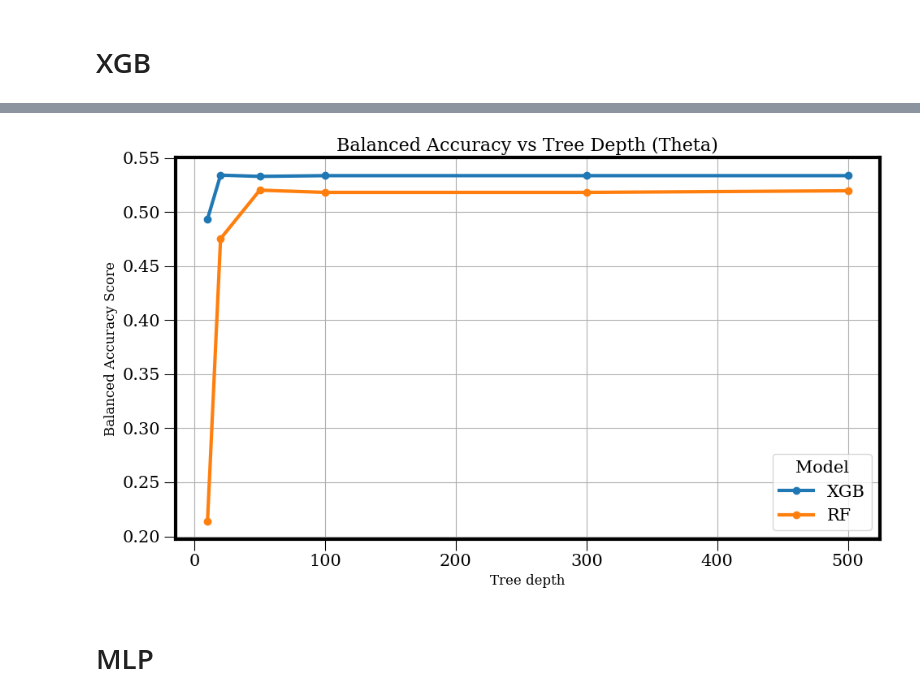
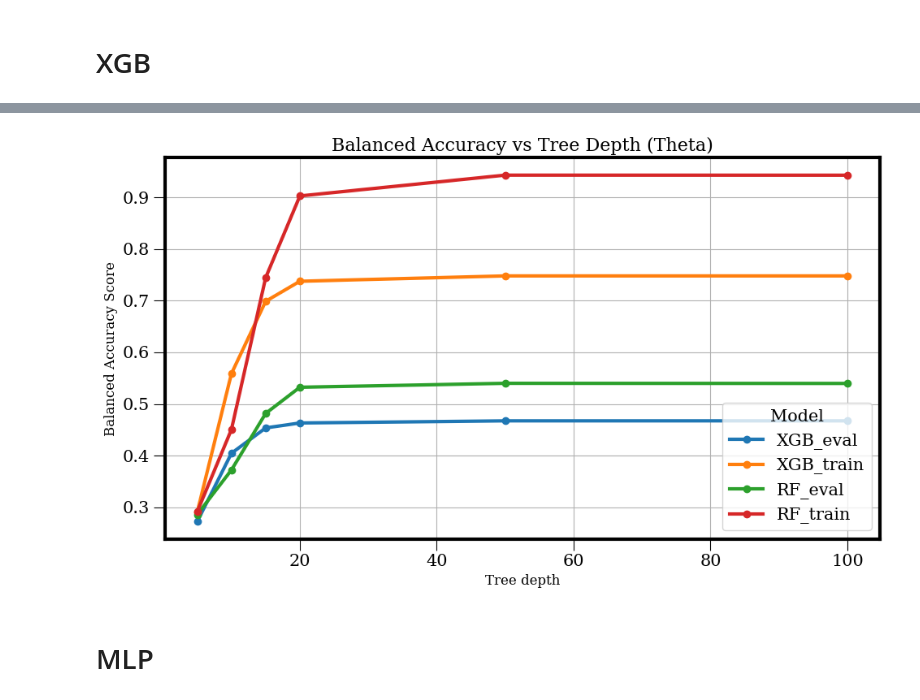
Before and after one commit to okaforn/Wait-time-analysis, a Jupyter notebook: Queue_wait_time_prediction_Theta.ipynb, the cells around one changed output, grey strips where cells are left out. Cells and saved outputs as stored; diff of their text form; code cells hidden in the pictures.

```diff
--- a/Queue_wait_time_prediction_Theta.ipynb
+++ b/Queue_wait_time_prediction_Theta.ipynb
@@ -833,18 +1059,36 @@ Test Set Evaluation:
 # %%
-# Select the best depth based on evaluation balanced accuracy
-best_depth_index = np.argmax(xgb_bal_acc_eval)
-optimal_depth = max_depth_values[best_depth_index]
-print(f"\nBest max_depth based on evaluation data: {optimal_depth}")
+# Select the best depth based on evaluation balanced accuracy, and that the difference between the bal_acc score on
+# evaluation data and training data does not exceed 0.20
+# Convert lists to numpy arrays
+xgb_bal_acc_train = np.array(xgb_bal_acc_train)
+xgb_bal_acc_eval = np.array(xgb_bal_acc_eval)
+
+# Compute difference between xgb_r2_scores_train and xgb_r2_scores_eval
+xgb_bal_acc_diff = xgb_bal_acc_train - xgb_bal_acc_eval
+# Filter acceptable depths(difference <= 0.20)
+valid_mask = xgb_bal_acc_diff <= 0.20
+
+if not np.any(valid_mask):
+    print("No depths satisfy the overfitting constraint (train - eval <= 0.20).")
+    print("Selecting the best depth purely based on evaluation score.")
+    best_depth_index = np.argmax(xgb_bal_acc_eval)
+else:
+    # Among valid depths, choose the one with highest eval R²
+    best_depth_index = np.argmax(xgb_bal_acc_eval[valid_mask])
+    valid_depths = np.array(max_depth)[valid_mask]
+    optimal_depth = valid_depths[best_depth_index]
+
+print(f"\nBest max_depth that satisfies constraint: {optimal_depth}")
 
 # Train final model with best depth
 print("\nRetraining final XGB model with best max_depth and evaluating on test data...")
-best_classifier_params_xgb['max_depth'] = optimal_depth
-xgb_final_class_model = XGBClassifier(**params)
+best_params['max_depth'] = optimal_depth
+xgb_final_class_model = XGBClassifier(**best_classifier_params_xgb)
 xgb_final_class_model.fit(X_train_class, y_train_class)
 
 # Predict on test set
 y_test_pred = xgb_final_class_model.predict(X_test_class)
 xgb_bal_acc_test = balanced_accuracy_score(y_test_class, y_test_pred)
 print("\nFinal Test Set Evaluation:")
-print(f"  Test Balanced Accuracy: {rf_bal_acc_test:.4f}")
+print(f"  Test Balanced Accuracy: {xgb_bal_acc_test:.4f}")
 # %% [output]
@@ -907,20 +1151,24 @@ plt.show()
 # %%
 # Plot balanced accuracy
 depths = max_depth_values
 
 plt.figure(figsize=(10, 6))
-plt.plot(depths, xgb_bal_acc_eval, marker='o', label='XGB')
-plt.plot(depths, rf_bal_acc_eval, marker='o', label='RF')
+# XGB
+plt.plot(depths, xgb_bal_acc_eval, marker='o', label='XGB_eval')
+plt.plot(depths, xgb_bal_acc_train, marker='o', label='XGB_train')
+# RF
+plt.plot(depths, rf_bal_acc_eval, marker='o', label='RF_eval')
+plt.plot(depths, rf_bal_acc_train, marker='o', label='RF_train')
 plt.title('Balanced Accuracy vs Tree Depth (Theta)', fontsize=16)
 plt.xlabel('Tree depth', fontsize=12)
 plt.ylabel('Balanced Accuracy Score', fontsize=12)
 plt.legend(title='Model')
 plt.grid(True)
 plt.tight_layout()
 
 plt.show()
 # %% [output]
-[figure, old version]
+[figure, new version]
 # %% [markdown]
 # MLP
 # %%
```
Also changed, not shown: parts of 37 cells of this notebook.
